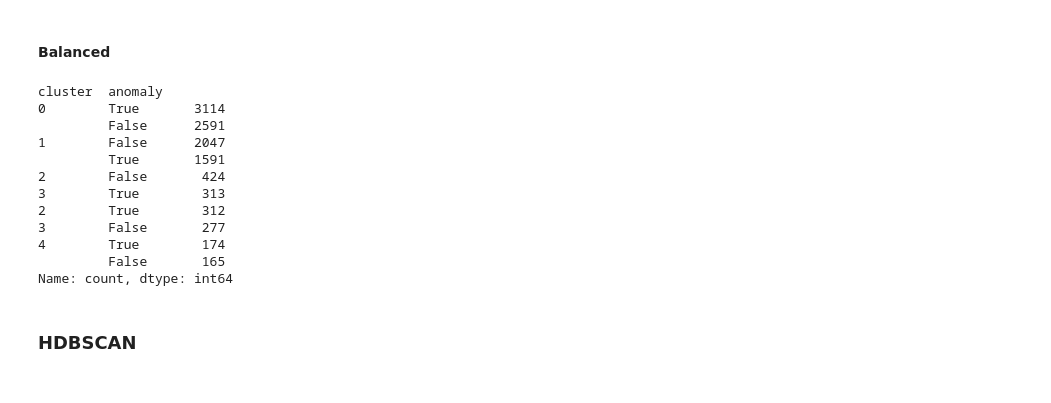
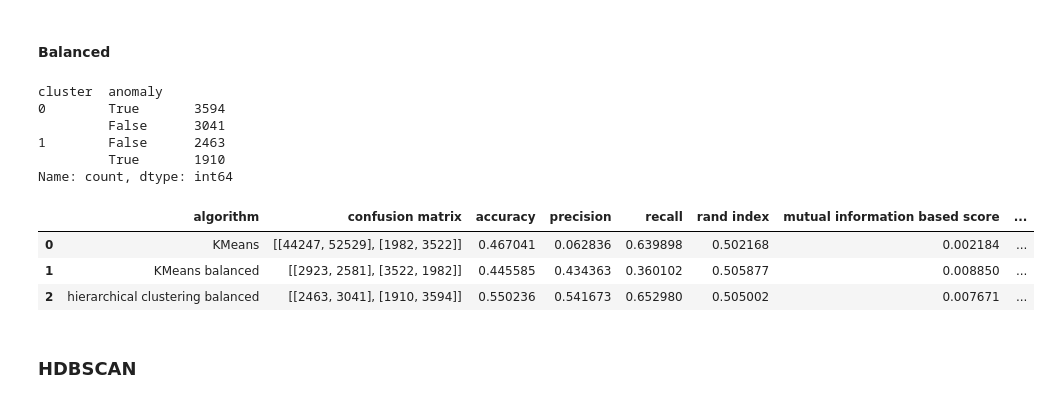
Before and after one commit to Bowei-Gao/MasterGraduationProject, a Jupyter notebook: olist_orders_dataset_unsupervised.ipynb, the cells around one changed output. Cells and saved outputs as stored; diff of their text form; code cells hidden in the pictures.

```diff
--- a/olist_orders_dataset_unsupervised.ipynb
+++ b/olist_orders_dataset_unsupervised.ipynb
@@ -46,3 +43,24 @@ X
+# %%
+from sklearn.metrics import confusion_matrix, accuracy_score, precision_score, recall_score, rand_score, adjusted_mutual_info_score, homogeneity_score, completeness_score, v_measure_score
+
+table_of_performance = pd.DataFrame(columns=['algorithm', 'confusion matrix', 'accuracy', 'precision', 'recall', 'rand index', 'mutual information based score', 'homogeneity', 'completeness', 'v-measure'])
+
+def add_performance(algorithm, y, y_predict):
+    global table_of_performance
+
+    cm = confusion_matrix(y, y_predict)
+    accuracy = accuracy_score(y, y_predict)
+    precision = precision_score(y, y_predict)
+    recall = recall_score(y, y_predict)
+    rand_index = rand_score(y, y_predict)
+    mutual_info_score = adjusted_mutual_info_score(y, y_predict)
+    homogeneity = homogeneity_score(y, y_predict)
+    completeness = completeness_score(y, y_predict)
+    v_measure = v_measure_score(y, y_predict)
+
+    new_row = {'algorithm': algorithm, 'confusion matrix': cm, 'accuracy': accuracy, 'precision': precision, 'recall': recall, 'rand index': rand_index, 'mutual information based score': mutual_info_score, 'homogeneity': homogeneity, 'completeness': completeness, 'v-measure': v_measure}
+
+    table_of_performance.loc[len(table_of_performance)] = new_row
 # %% [markdown]
 ### Visualization of clustering after PCA
 # %% [markdown]
@@ -317,20 +308,24 @@ hierarchical_clustering_balanced = AgglomerativeClustering(n_clusters=5).fit(X_b
 # %%
 hierarchical_clustering_labels_df_balanced = pd.DataFrame(hierarchical_clustering_balanced.labels_, columns=['cluster'])
 hierarchical_clustering_labels_df_balanced = pd.concat([hierarchical_clustering_labels_df_balanced, y_balanced], axis=1)
-hierarchical_clustering_labels_df_balanced.value_counts()
+print(hierarchical_clustering_labels_df_balanced.value_counts())
+
+y_predict_balanced = hierarchical_clustering_labels_df_balanced['cluster'].map({0: True, 1: False})
+add_performance('hierarchical clustering balanced', y_balanced, y_predict_balanced)
 # %% [output]
 cluster  anomaly
-0        True       3114
-         False      2591
-1        False      2047
-         True       1591
-2        False       424
-3        True        313
-2        True        312
-3        False       277
-4        True        174
-         False       165
+0        True       3594
+         False      3041
+1        False      2463
+         True       1910
 Name: count, dtype: int64
+# %%
+table_of_performance
+# %% [output]
+|  | algorithm | confusion matrix | accuracy | precision | recall | rand index | mutual information based score | ... |
+| 0 | KMeans | [[44247, 52529], [1982, 3522]] | 0.467041 | 0.062836 | 0.639898 | 0.502168 | 0.002184 | ... |
+| 1 | KMeans balanced | [[2923, 2581], [3522, 1982]] | 0.445585 | 0.434363 | 0.360102 | 0.505877 | 0.008850 | ... |
+| 2 | hierarchical clustering balanced | [[2463, 3041], [1910, 3594]] | 0.550236 | 0.541673 | 0.652980 | 0.505002 | 0.007671 | ... |
 # %% [markdown]
 ### HDBSCAN
 # %% [markdown]
```
Also changed, not shown: parts of 35 cells of this notebook, 2 other files.
